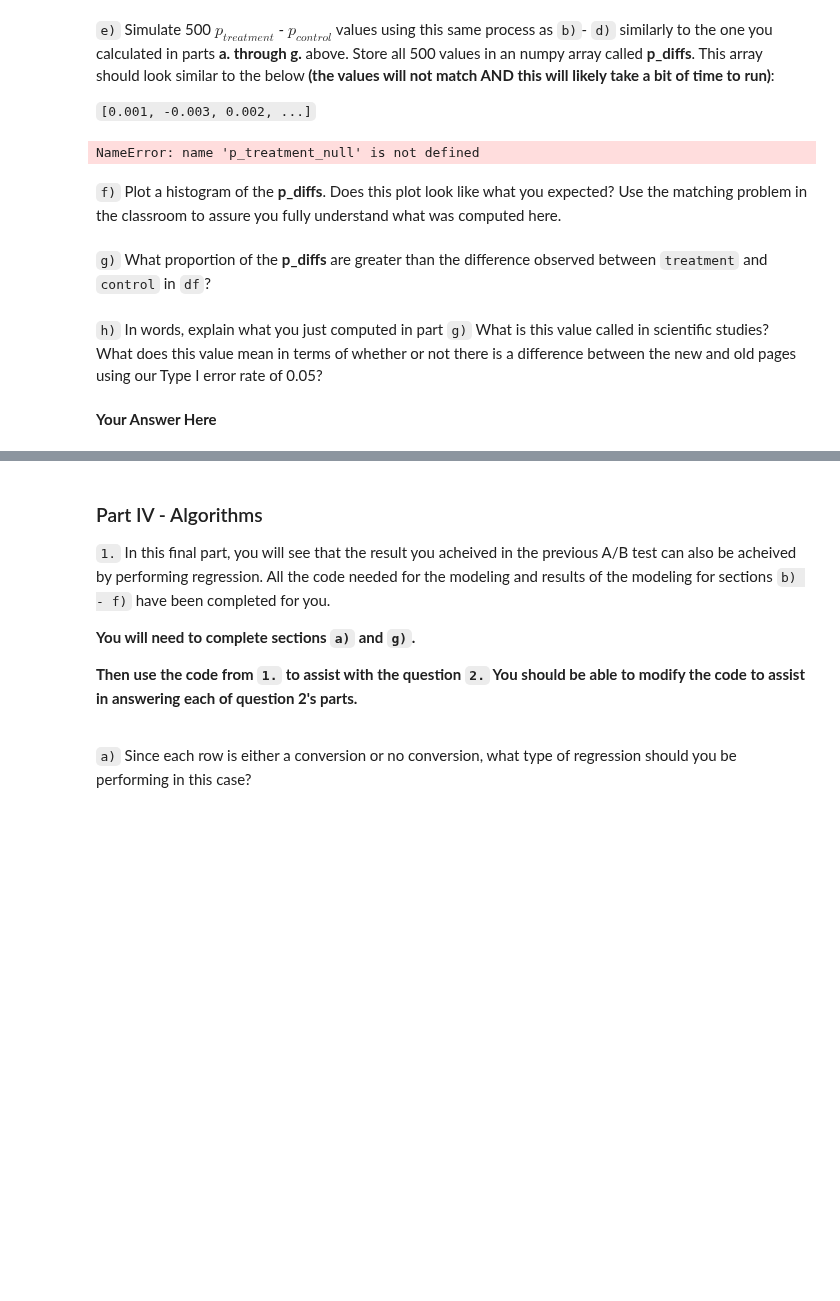
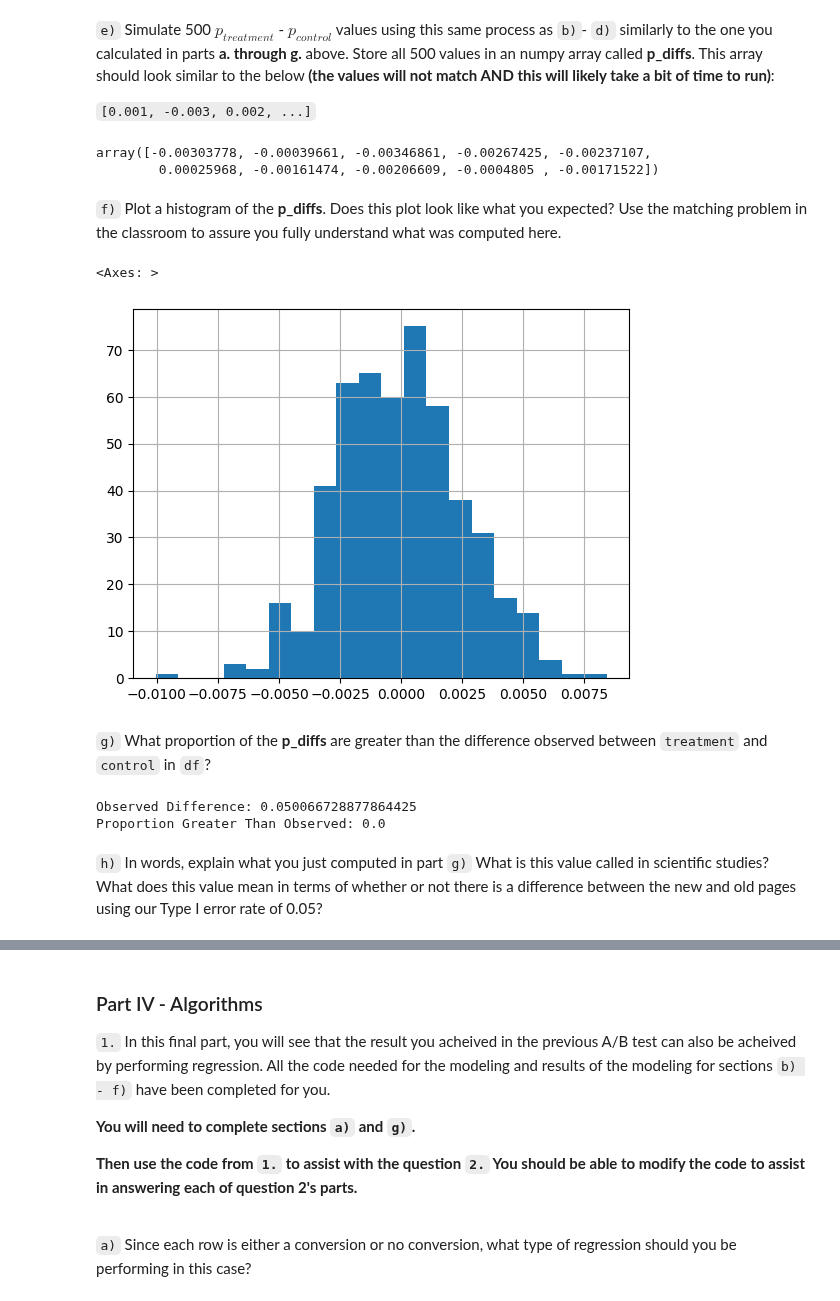
Before and after one commit to Greg-Pina/Udacity_DataAnalyst_NanoDegree, a Jupyter notebook: D496 - Introduction to Data Science/Analyze AB Test Results/analyze_results.ipynb, the cells around one changed output, grey strips where cells are left out. Saved outputs shown, nothing was run; the diff lists cells and outputs as text; code cells hidden in the pictures; blank space fills up the shorter version.

```diff
--- a/D496 - Introduction to Data Science/Analyze AB Test Results/analyze_results.ipynb
+++ b/D496 - Introduction to Data Science/Analyze AB Test Results/analyze_results.ipynb
@@ -397,26 +400,47 @@ The estimated difference $p_{treatment}$ - $p_{control}$ under the null, based o
 `e)` Simulate 500 $p_{treatment}$ - $p_{control}$ values using this same process as `b)`- `d)` similarly to the one you calculated in parts **a. through g.** above.  Store all 500 values in an numpy array called **p_diffs**.  This array should look similar to the below **(the values will not match AND this will likely take a bit of time to run)**:
 
 `[0.001, -0.003, 0.002, ...]`
-# %%
-p_diffs = []
-# for _ in range(500):
-    # simulate the treatment and control converted arrays
-
-    # calculate p_treatment and p_control under the null
-
-    # calculate the difference between p_treatment_null and p_control_null
-
-    # add p_diff to the p_diffs array
-# %% [output]
-NameError: name 'p_treatment_null' is not defined
+# %%
+p_diffs = []
+
+for _ in range(500):
+    # Simulate treatment and control conversions under the null
+    treatment_converted_sim = np.random.binomial(n_treatment, p_control_treatment_null) / n_treatment
+    control_converted_sim = np.random.binomial(n_control, p_control_treatment_null) / n_control
+
+    # Calculate the difference in conversion rates for this simulation
+    diff = treatment_converted_sim - control_converted_sim
+    p_diffs.append(diff)
+
+# Convert to numpy array
+p_diffs = np.array(p_diffs)
+
+# Display the first few simulated differences
+p_diffs[:10]
+# %% [output]
+array([-0.00303778, -0.00039661, -0.00346861, -0.00267425, -0.00237107,
+        0.00025968, -0.00161474, -0.00206609, -0.0004805 , -0.00171522])
 # %% [markdown]
 `f)` Plot a histogram of the **p_diffs**.  Does this plot look like what you expected?  Use the matching problem in the classroom to assure you fully understand what was computed here.
 # %%
-# p_diffs = pd.Series(p_diffs)
-# p_diffs.hist(bins=20)
+p_diffs = pd.Series(p_diffs)
+p_diffs.hist(bins=20)
+# %% [output]
+<Axes: >
+[figure, added]
 # %% [markdown]
 `g)` What proportion of the **p_diffs** are greater than the difference observed between `treatment` and `control` in `df`?
+# %%
+treatment_conversion_rate = df.query('group == "treatment"')['converted'].mean()
+control_conversion_rate = df.query('group == "control"')['converted'].mean()
+
+observed_diff = treatment_conversion_rate - control_conversion_rate
+# Proportion of p_diffs greater than the observed difference
+proportion_greater = (p_diffs > observed_diff).mean()
+print("Observed Difference:", observed_diff)
+print("Proportion Greater Than Observed:", proportion_greater)
+# %% [output]
+Observed Difference: 0.050066728877864425
+Proportion Greater Than Observed: 0.0
 # %% [markdown]
 `h)` In words, explain what you just computed in part `g)`  What is this value called in scientific studies?  What does this value mean in terms of whether or not there is a difference between the new and old pages using our Type I error rate of 0.05?
-# %% [markdown]
-**Your Answer Here**
```
Also changed, not shown: parts of 24 cells of this notebook, 1 other file.
